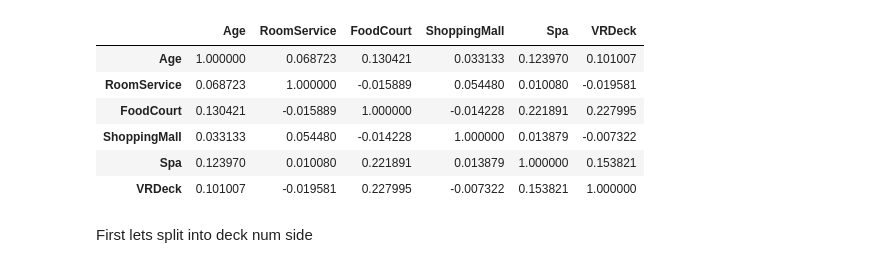
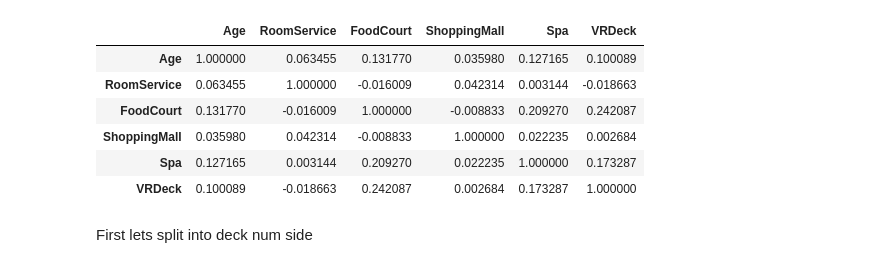
Before and after one commit to lseeker5/Spaceship-Titanic, a Jupyter notebook: spaceship-titanic-v1.ipynb, the cells around one changed output. Drawn from its saved outputs; the diff is of its cells as text; code cells hidden in the pictures.

```diff
--- a/spaceship-titanic-v1.ipynb
+++ b/spaceship-titanic-v1.ipynb
@@ -143,0 +46,5 @@ summary
+# %%
+#Lets first split our train dataset into the training portions and validation portions
+X = train.drop(columns=['Transported'])
+y = train['Transported']
+X_train, X_valid, y_train, y_valid = train_test_split(X, y, test_size=0.3, random_state=42)
@@ -144,10 +104,13 @@ summary
+# %%
+#Lets first drop some colums we wont be using
+X_train=X_train.drop(columns=['PassengerId','Name'])
 # %%
-X.corr()
+X_train.corr()
 # %% [output]
 |  | Age | RoomService | FoodCourt | ShoppingMall | Spa | VRDeck |
-| Age | 1.000000 | 0.068723 | 0.130421 | 0.033133 | 0.123970 | 0.101007 |
-| RoomService | 0.068723 | 1.000000 | -0.015889 | 0.054480 | 0.010080 | -0.019581 |
-| FoodCourt | 0.130421 | -0.015889 | 1.000000 | -0.014228 | 0.221891 | 0.227995 |
-| ShoppingMall | 0.033133 | 0.054480 | -0.014228 | 1.000000 | 0.013879 | -0.007322 |
-| Spa | 0.123970 | 0.010080 | 0.221891 | 0.013879 | 1.000000 | 0.153821 |
-| VRDeck | 0.101007 | -0.019581 | 0.227995 | -0.007322 | 0.153821 | 1.000000 |
+| Age | 1.000000 | 0.063455 | 0.131770 | 0.035980 | 0.127165 | 0.100089 |
+| RoomService | 0.063455 | 1.000000 | -0.016009 | 0.042314 | 0.003144 | -0.018663 |
+| FoodCourt | 0.131770 | -0.016009 | 1.000000 | -0.008833 | 0.209270 | 0.242087 |
+| ShoppingMall | 0.035980 | 0.042314 | -0.008833 | 1.000000 | 0.022235 | 0.002684 |
+| Spa | 0.127165 | 0.003144 | 0.209270 | 0.022235 | 1.000000 | 0.173287 |
+| VRDeck | 0.100089 | -0.018663 | 0.242087 | 0.002684 | 0.173287 | 1.000000 |
```
Also changed, not shown: parts of 67 cells of this notebook.
